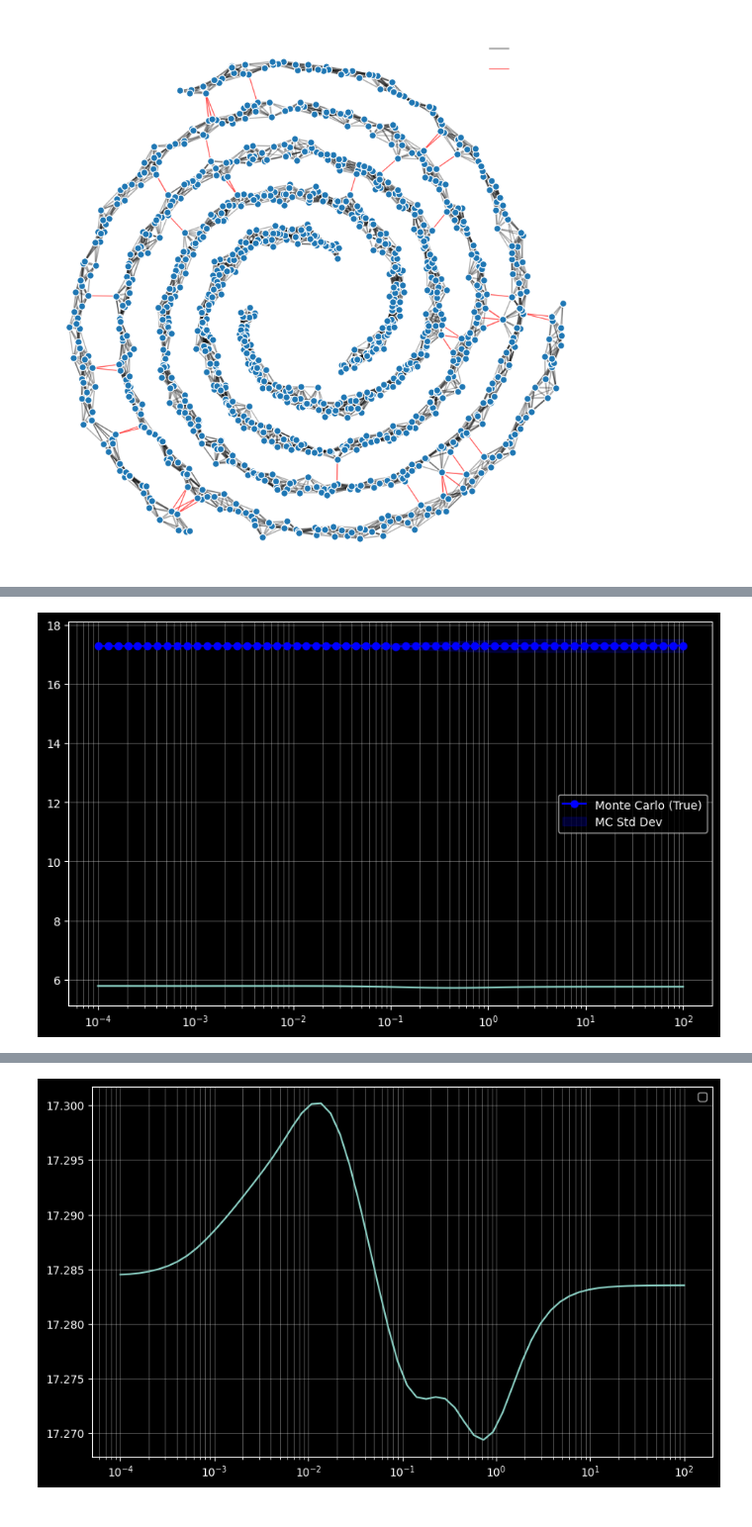
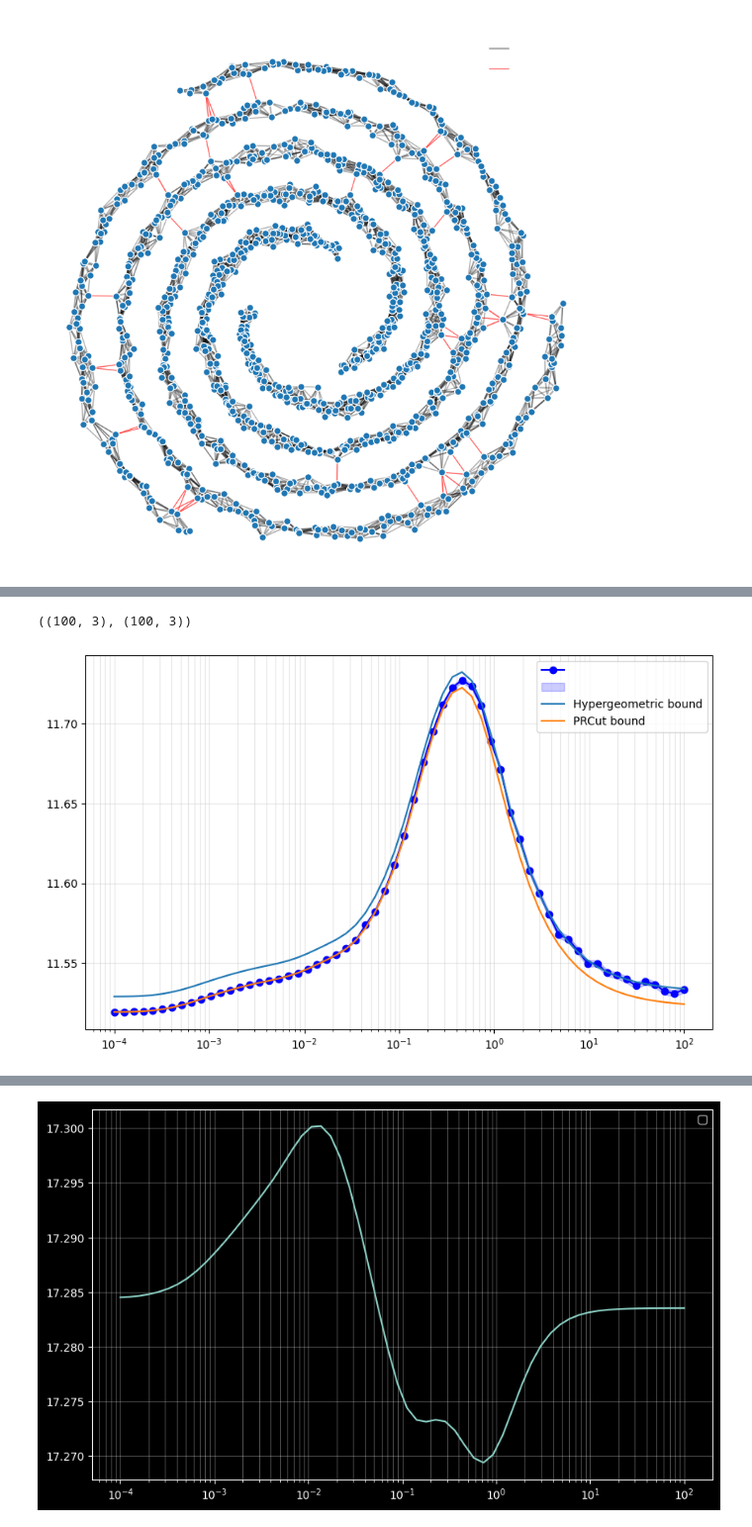
Before and after one commit to ayghri/hycut, a Jupyter notebook: simulations.ipynb, the cells around one changed output, grey strips where cells are left out. Shown at 99% size. Saved outputs shown, nothing was run; the diff lists cells and outputs as text; code cells hidden in the pictures.

```diff
--- a/simulations.ipynb
+++ b/simulations.ipynb
@@ -163,16 +148,27 @@ def simulation_assignment(P):
     z = np.eye(k)[(rng < cumsum).argmax(axis=1)]
 
     return z
+# %%
+def compute_rcut(W, D, A):
+    B = 1 - A
+    return np.diag(B.T @ (W @ A)) / A.sum(axis=0)
+
+def compute_ncut(W, D, A):
+    B = 1 - A
+    return np.diag(B.T @ (W @ A)) / (A.T @ D)
 # %%
-def monte_carlo_expected_cut(P, W, n_samples=400):
+def monte_carlo_expected_cut(P, W, D, n_samples=400, cut_type="rcut"):
     estimate = 0.0
     std = 0.0
 
     for _ in range(n_samples):
         A = simulation_assignment(P)
-        B = 1 - A
-
-        cut = np.diag(B.T @ (W @ A)) / A.sum(axis=0)
+        if cut_type == "rcut":
+            cut = compute_rcut(W,D, A)
+        elif cut_type == "ncut":
+            cut = compute_ncut(W,D, A)
+        else:
+            raise ValueError(f"cut_type {cut_type} not supported")
         estimate += cut
         std += cut**2
 
@@ -187,7 +183,7 @@ mc_stds = []
 for tau in temperatures:
     P = softmax(logits / tau, axis=1)
 
-    mc_val, mc_std = monte_carlo_expected_cut(P, W, MC_NUM_SAMPLES)
+    mc_val, mc_std = monte_carlo_expected_cut(P, W, D, MC_NUM_SAMPLES, cut_type="rcut")
 
     mc_means.append(mc_val)
     mc_stds.append(mc_std)
@@ -258,8 +258,11 @@ for tau in temperatures:
     w_p = np.diag(P.T@(W@(1-P)))
     # w_p = -np.diag(P.T@(W@np.log(1e-6+P)))
     # prcut_estimate.append(np.sum(w_p / P.sum(0))/2)
-    prcut_estimate.append(w_p / P.sum(0)/2)
+    prcut_estimate.append(w_p / P.sum(0))
     # estimate.append(np.sum(w_p * sp_hyp2f1(a,b,c, P.mean(0)) )/2)
-    estimate.append(w_p * sp_hyp2f1(a,b,c, P.mean(0))/2)
+    estimate.append(w_p * sp_hyp2f1(a,b,c, P.mean(0)))
     vs.append(np.var(P,axis=1).sum())
     # vs.append(var_zero)
+
+estimate = np.array(estimate)
+prcut_estimate = np.array(prcut_estimate)
@@ -266,21 +311,29 @@ for tau in temperatures:
+# %%
+t_mc_m.shape, t_mc_s.shape
+# %% [output]
+((100, 3), (100, 3))
 # %%
 plt.figure(figsize=(10, 6))
+k = 1
+plt.plot(temperatures, mc_m[:,k], 'o-', label='    '*8, color='blue')
 
-plt.plot(temperatures, mc_m, 'o-', label='Monte Carlo (True)', color='blue')
-plt.fill_between(temperatures, mc_m - mc_s, mc_m + mc_s,
-                    color='blue', alpha=0.2, label='MC Std Dev')
-plt.plot(temperatures, np.array(estimate)[:,0])
-#
-# plt.plot(temperatures, prcut_estimate)
+plt.fill_between(temperatures, mc_m[:,k] - mc_s[:,k]/MC_NUM_SAMPLES**.5, mc_m[:,k] + mc_s[:,k]/MC_NUM_SAMPLES**.5,
+                    color='blue', alpha=0.2, label=' '*8)
+
+
+
+plt.plot(temperatures, estimate[:,k], label="Hypergeometric bound")
+
+plt.plot(temperatures, prcut_estimate[:,k], label="PRCut bound")
 
 # plt.plot(temperatures, vs)
 plt.xscale('log')
 # plt.gca().invert_xaxis()
 # plt.xlabel('Temperature (tau)')
 # plt.ylabel('RatioCut')
 # plt.title('Monte Carlo vs Theoretical Bound')
 plt.legend()
 plt.grid(True, which="both", alpha=0.3)
 plt.show()
 # %% [output]
-[figure, old version]
+[figure, new version]
```
Also changed, not shown: parts of 22 cells of this notebook.
